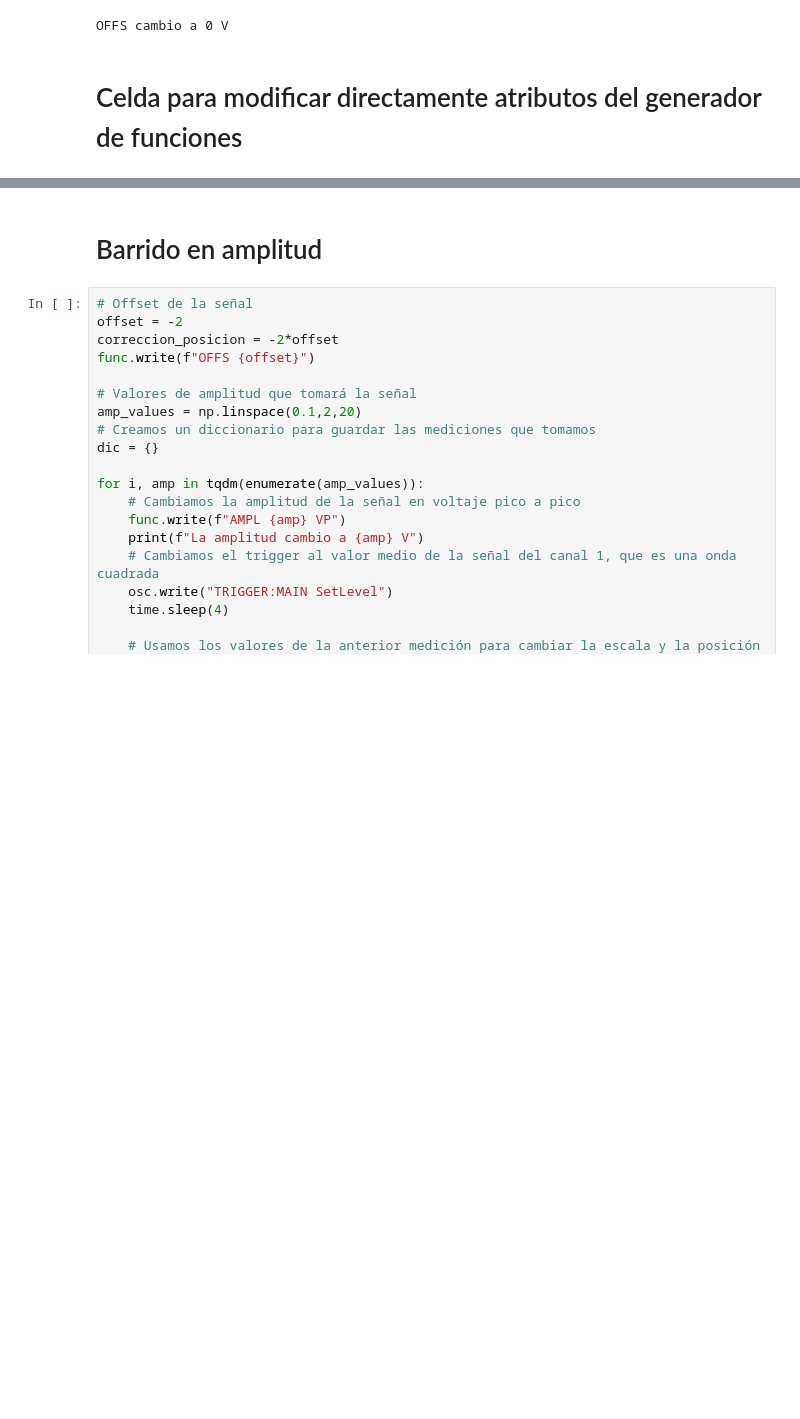
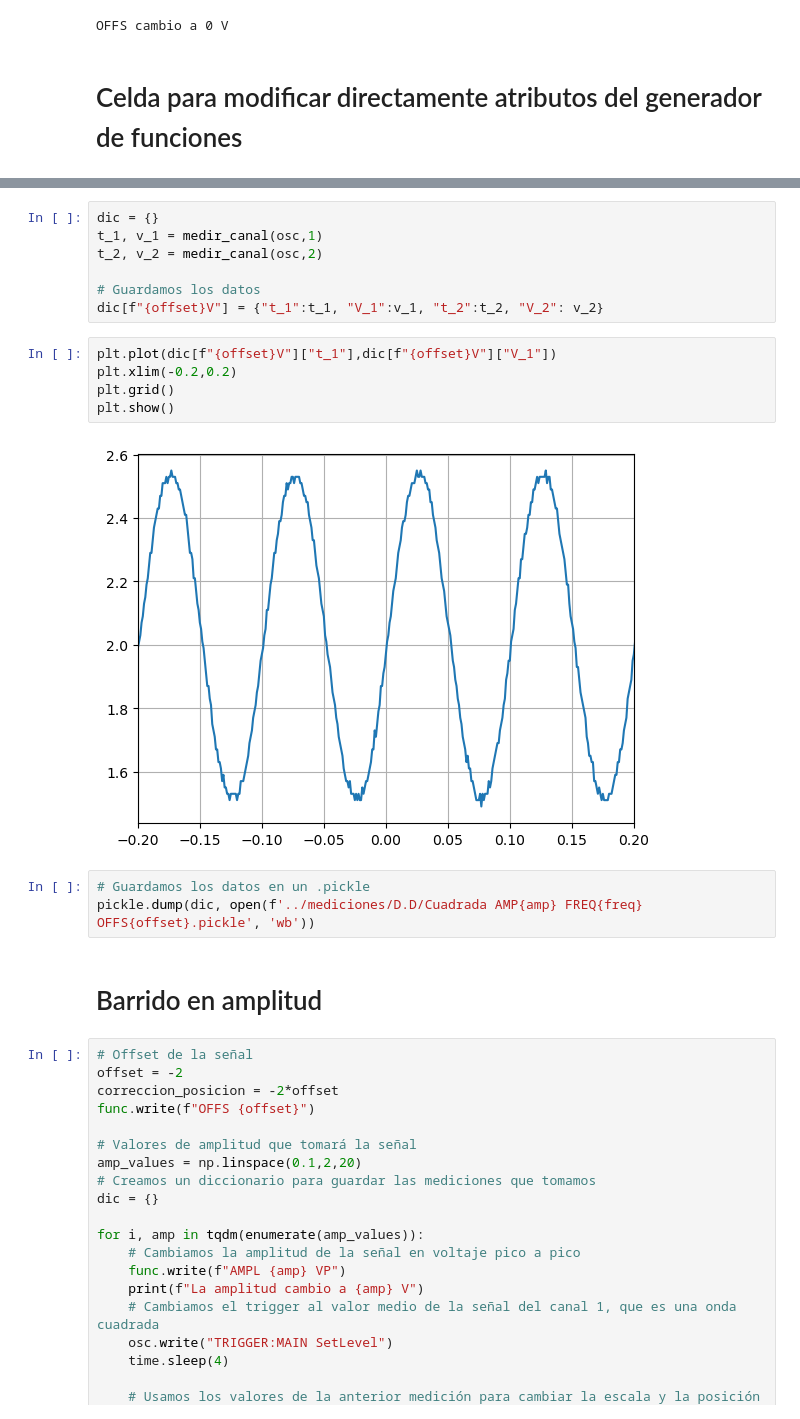
Before and after one commit to DelManuel/Magnetometro-optico, a Jupyter notebook: códigos/Codigo_para_medir_con_el_osciloscopio.ipynb, the cells around one changed output, grey strips where cells are left out. Cells and saved outputs as stored; diff of their text form; blank space fills up the shorter version.

```diff
--- a/códigos/Codigo_para_medir_con_el_osciloscopio.ipynb
+++ b/códigos/Codigo_para_medir_con_el_osciloscopio.ipynb
@@ -182,3 +191,20 @@ func.write("AMPL 2 VP")
+# %%
+dic = {}
+t_1, v_1 = medir_canal(osc,1)
+t_2, v_2 = medir_canal(osc,2)
+
+# Guardamos los datos
+dic[f"{offset}V"] = {"t_1":t_1, "V_1":v_1, "t_2":t_2, "V_2": v_2}
+# %%
+plt.plot(dic[f"{offset}V"]["t_1"],dic[f"{offset}V"]["V_1"])
+plt.xlim(-0.2,0.2)
+plt.grid()
+plt.show()
+# %% [output]
+[figure, added]
+# %%
+# Guardamos los datos en un .pickle
+pickle.dump(dic, open(f'../mediciones/D.D/Cuadrada AMP{amp} FREQ{freq} OFFS{offset}.pickle', 'wb'))
 # %% [markdown]
 # Barrido en amplitud
 # %%
```
Also changed, not shown: parts of 10 cells of this notebook, 34 other files.
